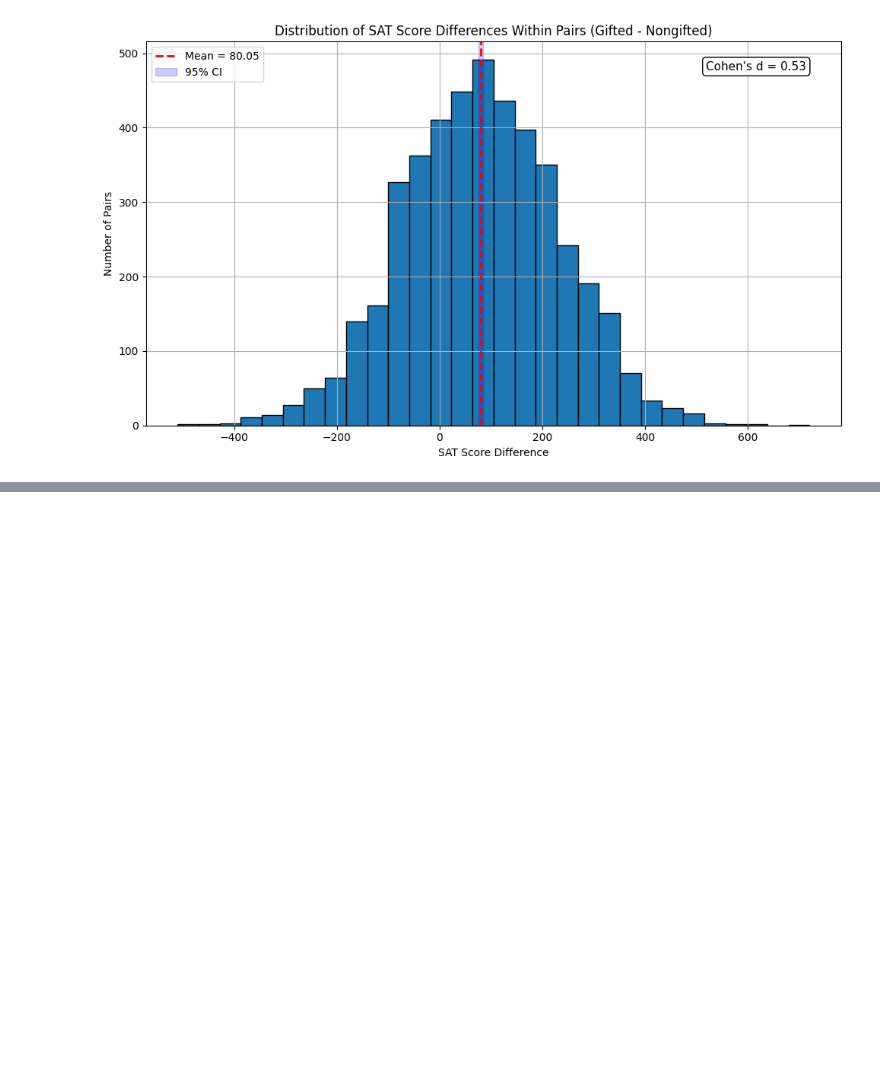
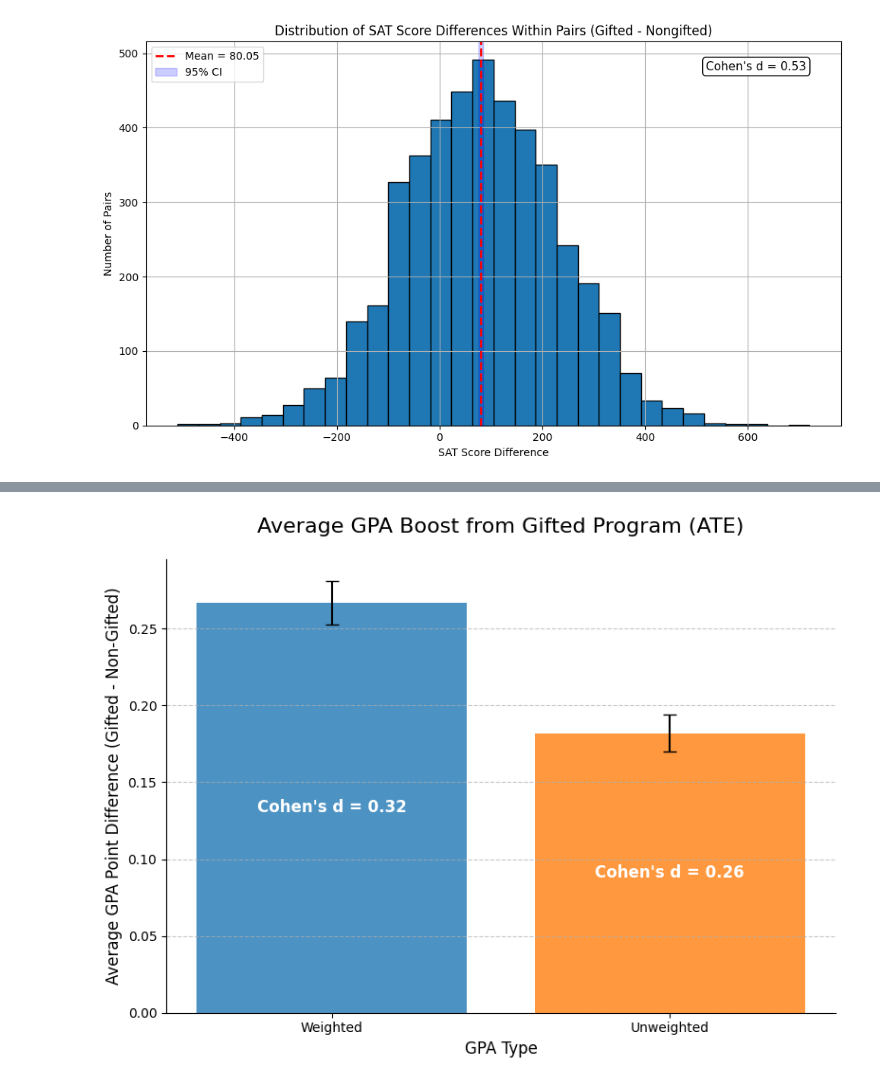
Before and after one commit to dmatten1/gifted-paper, a Jupyter notebook: analysis.ipynb, the cells around one changed output, grey strips where cells are left out. Drawn from its saved outputs; the diff is of its cells as text; code cells hidden in the pictures; blank space fills up the shorter version.

Commit message:
more graphs

```diff
--- a/analysis.ipynb
+++ b/analysis.ipynb
@@ -670,10 +696,10 @@ import numpy as np
 from scipy import stats
 
 # Step 1: Sort so gifted comes first
-pairs = sats.sort_values('gifted_grade', ascending=False)
+sat_pairs = sats.sort_values('gifted_grade', ascending=False)
 
 # Step 2: Compute SAT score difference: gifted − non-gifted
-diffs = pairs.groupby('match_id')['SAT_Total_Score_HC'].apply(
+diffs = sat_pairs.groupby('match_id')['SAT_Total_Score_HC'].apply(
     lambda x: x.iloc[0] - x.iloc[1]
 ).reset_index(name='score_diff')
 
@@ -966,0 +873,80 @@ summary_df
+# %%
+
+gpa_results = []
+# Loop through each GPA type to analyze them independently
+for gpa_type in ['gpa_weighted', 'gpa_unweighted']:
+
+    # --- Robust Data Cleaning for each GPA type ---
+    # Keep only the columns needed for this specific analysis
+    gpa_subset = gpa_matches[['match_id', 'treatment', gpa_type]].copy()
+
+    # Drop pairs where EITHER student is missing this specific GPA
+    ids_with_nan = gpa_subset[gpa_subset[gpa_type].isna()]['match_id'].unique()
+    gpa_clean = gpa_subset[~gpa_subset['match_id'].isin(ids_with_nan)]
+
+    # Diagnostic print: Check how many pairs we are working with
+    num_pairs = gpa_clean['match_id'].nunique()
+    print(f"Analyzing '{gpa_type}' with {num_pairs} complete pairs.")
+
+    # If no data is left, skip to the next GPA type
+    if num_pairs == 0:
+        continue
+
+    # Separate gifted and non-gifted students
+    gifted = gpa_clean[gpa_clean['treatment'] == 1].set_index('match_id')
+    non_gifted = gpa_clean[gpa_clean['treatment'] == 0].set_index('match_id')
+
+    # Align pairs by match_id
+    gifted_scores = gifted[gpa_type]
+    nongifted_scores = non_gifted[gpa_type]
+
+    # Perform a paired t-test
+    t_stat, p_value = stats.ttest_rel(gifted_scores, nongifted_scores)
+
+    # Calculate the mean difference (ATE) and confidence interval
+    diff = gifted_scores - nongifted_scores
+    mean_diff = diff.mean()
+    se_diff = stats.sem(diff)
+    ci = stats.t.interval(0.95, df=len(diff) - 1, loc=mean_diff, scale=se_diff)
+
+    # Calculate Cohen's d for paired samples
+    cohen_d = mean_diff / diff.std(ddof=1)
+
+    gpa_results.append({
+        # FIX: Changed condition to be specific to 'gpa_weighted'
+        'GPA Type': 'Weighted' if gpa_type == 'gpa_weighted' else 'Unweighted',
+        'ATE (Mean Diff)': mean_diff,
+        'CI Lower': ci[0],
+        'CI Upper': ci[1],
+        'p-value': p_value,
+        "Cohens_d": cohen_d
+    })
+# Proceed with plotting only if there are results to plot
+if gpa_results:
+    gpa_results_df = pd.DataFrame(gpa_results)
+    gpa_results_df_display = gpa_results_df.rename(columns={'Cohens_d': "Cohen's d"})
+    print("\n--- GPA Analysis Results ---")
+    print(gpa_results_df_display)
+
+    # --- GPA Visualization ---
+    fig, ax = plt.subplots(figsize=(8, 6))
+    gpa_results_df['error'] = gpa_results_df['CI Upper'] - gpa_results_df['ATE (Mean Diff)']
+
+    ax.bar(gpa_results_df['GPA Type'], gpa_results_df['ATE (Mean Diff)'],
+           yerr=gpa_results_df['error'],
+           capsize=5, color=['#1f77b4', '#ff7f0e'], alpha=0.8)
+
+    ax.set_title('Average GPA Boost from Gifted Program (ATE)', fontsize=16, pad=20)
+    ax.set_ylabel('Average GPA Point Difference (Gifted - Non-Gifted)', fontsize=12)
+    ax.set_xlabel('GPA Type', fontsize=12)
+    ax.grid(axis='y', linestyle='--', alpha=0.7)
+    ax.spines['top'].set_visible(False)
+    ax.spines['right'].set_visible(False)
+
+    for index, row in gpa_results_df.iterrows():
+        ax.text(index, row['ATE (Mean Diff)'] / 2, f"Cohen's d = {row['Cohens_d']:.2f}",
+                ha='center', va='center', color='white', fontsize=12, weight='bold')
+
+    plt.tight_layout()
+    plt.show()
+# %% [output]
@@ -966,0 +960 @@ summary_df
+[figure, added]
```
Also changed, not shown: parts of 19 cells of this notebook, 5 other files.
